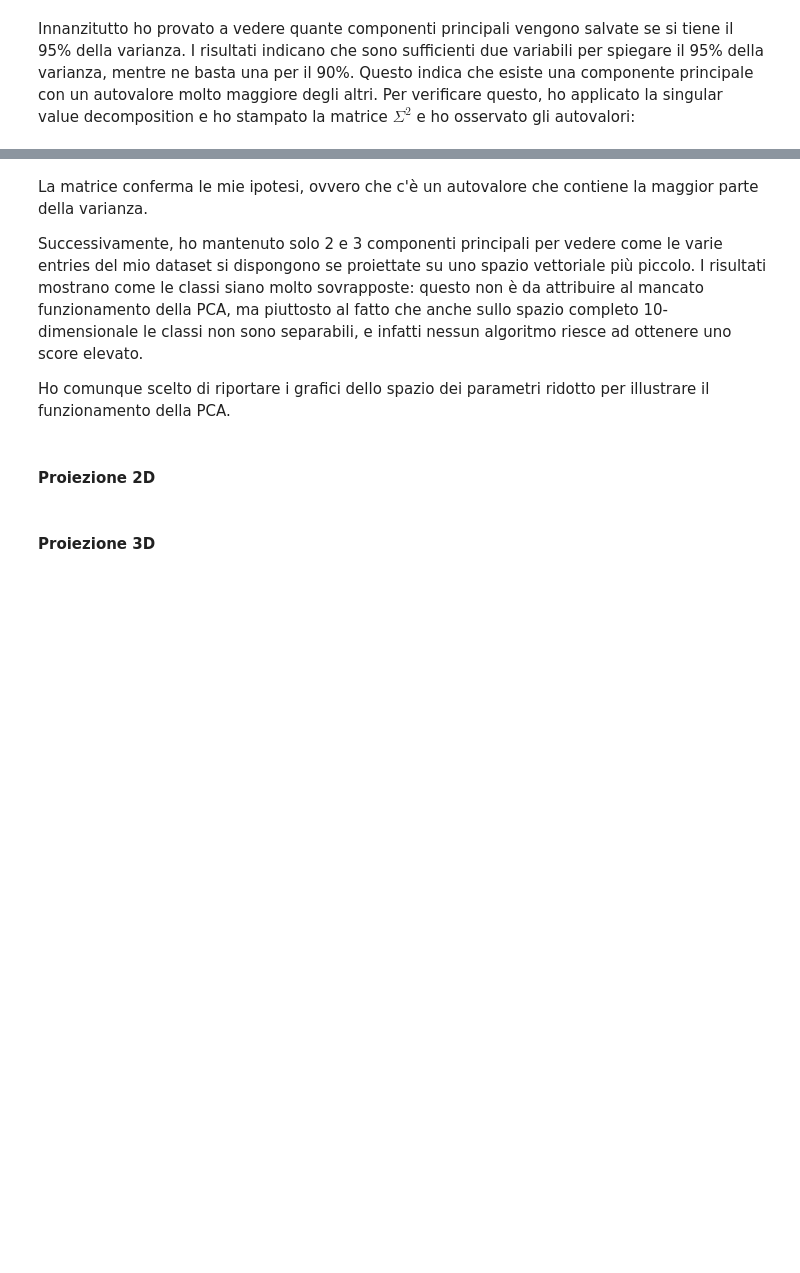
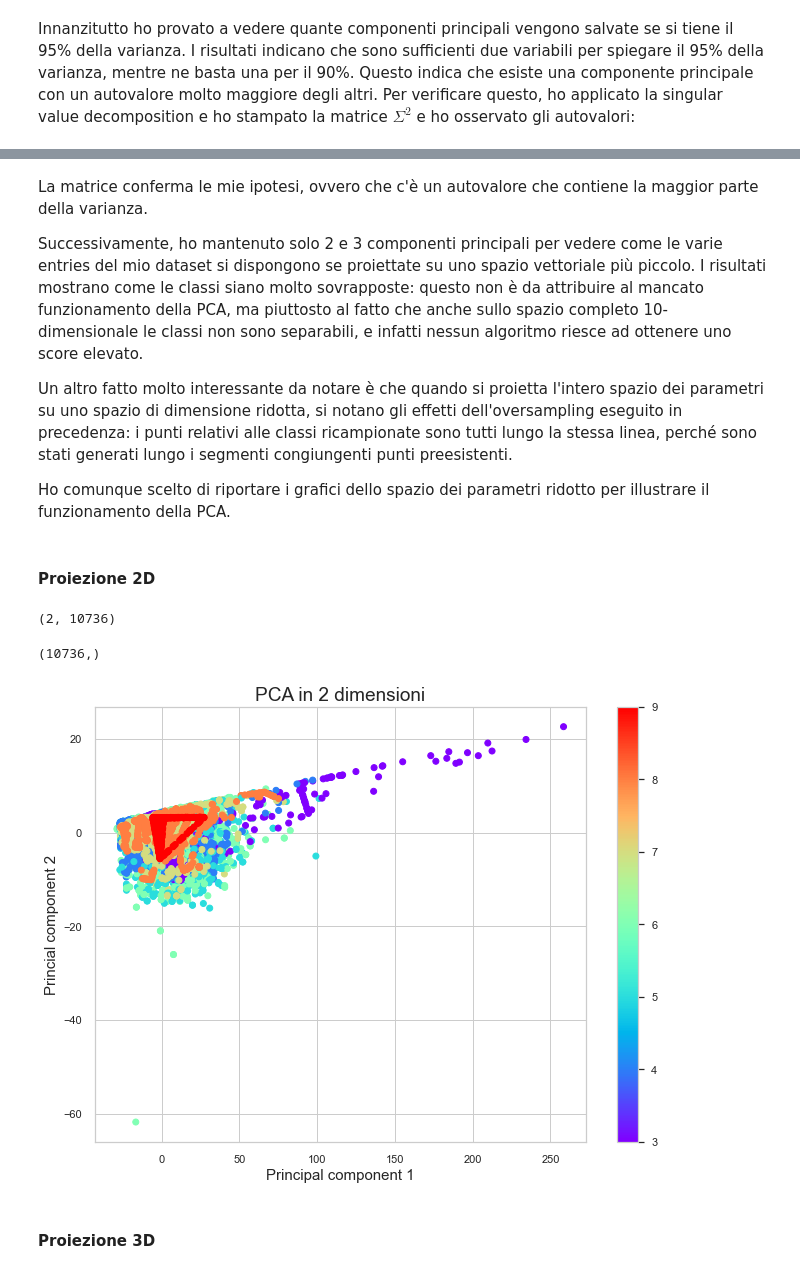
Before and after one commit to andreasala98/WineClass, a Jupyter notebook: WineClassifier.ipynb, the cells around one changed output, grey strips where cells are left out. Drawn from its saved outputs; the diff is of its cells as text; code cells hidden in the pictures; blank space fills up the shorter version.

```diff
--- a/WineClassifier.ipynb
+++ b/WineClassifier.ipynb
@@ -84,7 +75,7 @@ y = df['score']
 weights = {3:800, 4:1500, 5:2300, 6:2836, 7:1800, 8:1200, 9:300}
 oversample = SMOTE(k_neighbors=4, sampling_strategy=weights)
 # transform the dataset
-XX, YY = oversample.fit_resample(X, y)
+XX, y = oversample.fit_resample(X, y)
 XX.shape
 # %% [output]
 (10736, 11)
@@ -422,12 +420,18 @@ $$ X \rightarrow X - \langle X\rangle$$.
 feature_cols= ['fixed_acidity','volatile_acidity','citric_acid','residual_sugar','chlorides',
                'free_sulfur_dioxide','density','pH','sulphates','alcohol', 'style']
 
-dfC = df[feature_cols]
-dfC = dfC - dfC.mean(axis=0)
+dfC = XX[feature_cols]
+dfC = XX - XX.mean(axis=0)
 
-X_train, X_test, y_train, y_test = train_test_split(dfC[feature_cols], y,test_size=0.2)
-y_train, y_test = y_train.astype(int), y_test.astype(int)
 
-pca = PCA(n_components = .95) #fraction of the variance to be kept
-X_pca = pca.fit_transform(X_train)
-print(X_pca.shape)
+
+#X_train, X_test, y_train, y_test = train_test_split(dfC[feature_cols], y,test_size=0.2)
+#y_train, y_test = y_train.astype(int), y_test.astype(int)
+
+pca95 = PCA(n_components = .95) #fraction of the variance to be kept
+X_pca95 = pca95.fit_transform(X_train)
+print(X_pca95.shape)
+
+pca90 = PCA(n_components = .9) #fraction of the variance to be kept
+X_pca90 = pca90.fit_transform(X_train)
+print(X_pca90.shape)
@@ -440,13 +447,12 @@ from sympy import init_printing, Matrix
 feature_cols = ['fixed_acidity','volatile_acidity','citric_acid','residual_sugar','chlorides',
                 'free_sulfur_dioxide','density','pH','sulphates','alcohol', 'style']
 
-Xfit = dfC[feature_cols]
-Xfit = Xfit - Xfit.mean(axis = 0)
-Xfit.head()
+Xt = dfC[feature_cols]
+Xt = Xt - Xt.mean(axis = 0)
 
-Xt = Xfit.values
+Xt = Xt.values
 y_pca = y.values
 # %%
-Xp = Xfit.T #trasposta della matrice di design
+Xp = Xt.T #trasposta della matrice di design
 U, s, Vh = LA.svd(Xp, full_matrices=False)
 # %%
@@ -457,6 +465,8 @@ La matrice conferma le mie ipotesi, ovvero che c'è un autovalore che contiene l
 
 Successivamente, ho mantenuto solo 2 e 3 componenti principali per vedere come le varie entries del mio dataset si dispongono se proiettate su uno spazio vettoriale più piccolo. I risultati mostrano come le classi siano molto sovrapposte: questo non è da attribuire al mancato funzionamento della PCA, ma piuttosto al fatto che anche sullo  spazio completo 10-dimensionale le classi non sono separabili, e infatti nessun algoritmo riesce ad ottenere uno score elevato.
 
+Un altro fatto molto interessante da notare è che quando si proietta l'intero spazio dei parametri su uno spazio di dimensione ridotta, si notano gli effetti dell'oversampling eseguito in precedenza: i punti relativi alle classi ricampionate sono tutti lungo la stessa linea, perché sono stati generati lungo i segmenti congiungenti punti preesistenti.
+
 Ho comunque scelto di riportare i grafici dello spazio dei parametri ridotto per illustrare il funzionamento della PCA.
 # %% [markdown]
 #### Proiezione 2D
@@ -466,14 +476,23 @@ P = U[:,:2] # primi 2 autovalori
 
 R = P.T @ Xp
 R.shape
+# %% [output]
+(2, 10736)
+# %%
+y_pca.shape
+# %% [output]
+(10736,)
 # %%
 #distribuzione dei dati
-plt.figure(figsize = (8, 8))
+plt.figure(figsize = (11, 8))
 plt.xlabel("Principal component 1", fontsize=15)
 plt.ylabel("Princial component 2", fontsize=15)
-plt.scatter(R.iloc[0,:], R.iloc[1,:], c=y_pca, cmap='rainbow')
+plt.scatter(R[0], R[1], c=y, cmap='rainbow')
 plt.title("PCA in 2 dimensioni", fontsize = 19)
+plt.colorbar()
 plt.show()
+# %% [output]
+[figure, added]
 # %% [markdown]
 #### Proiezione 3D
 # %%
```
Also changed, not shown: parts of 12 cells of this notebook.
